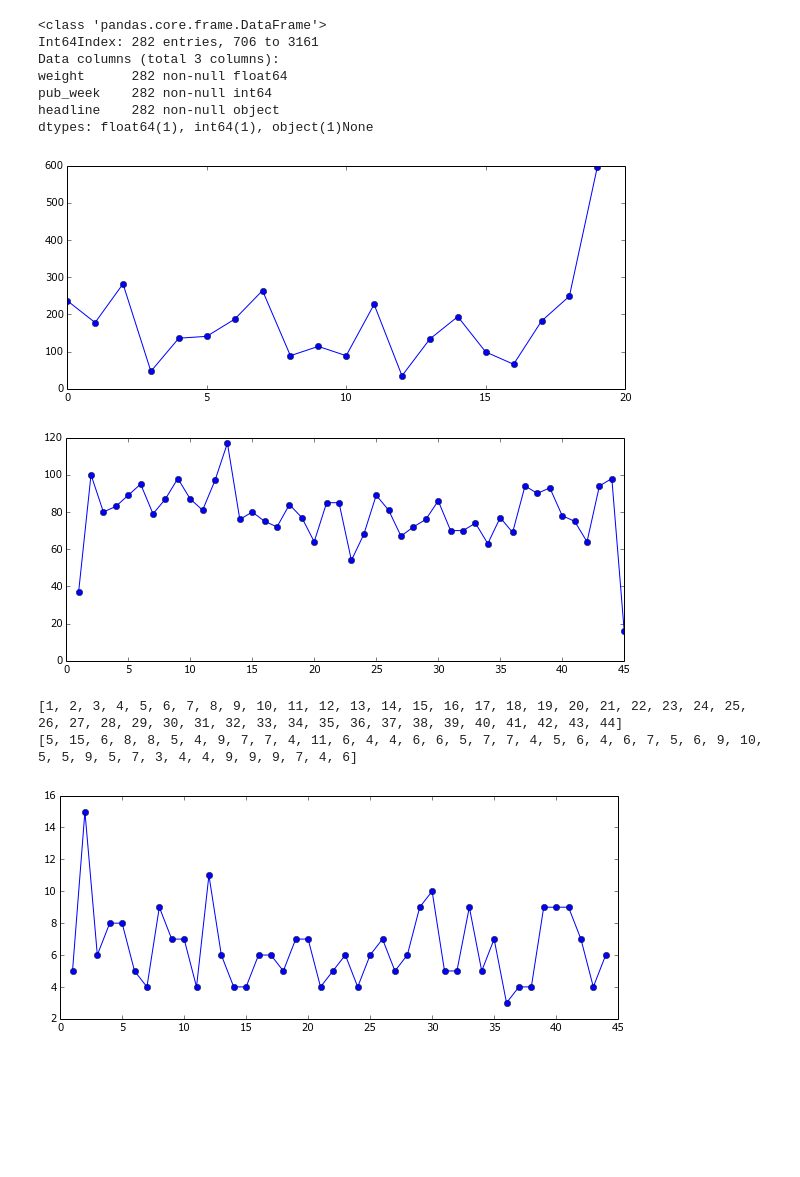
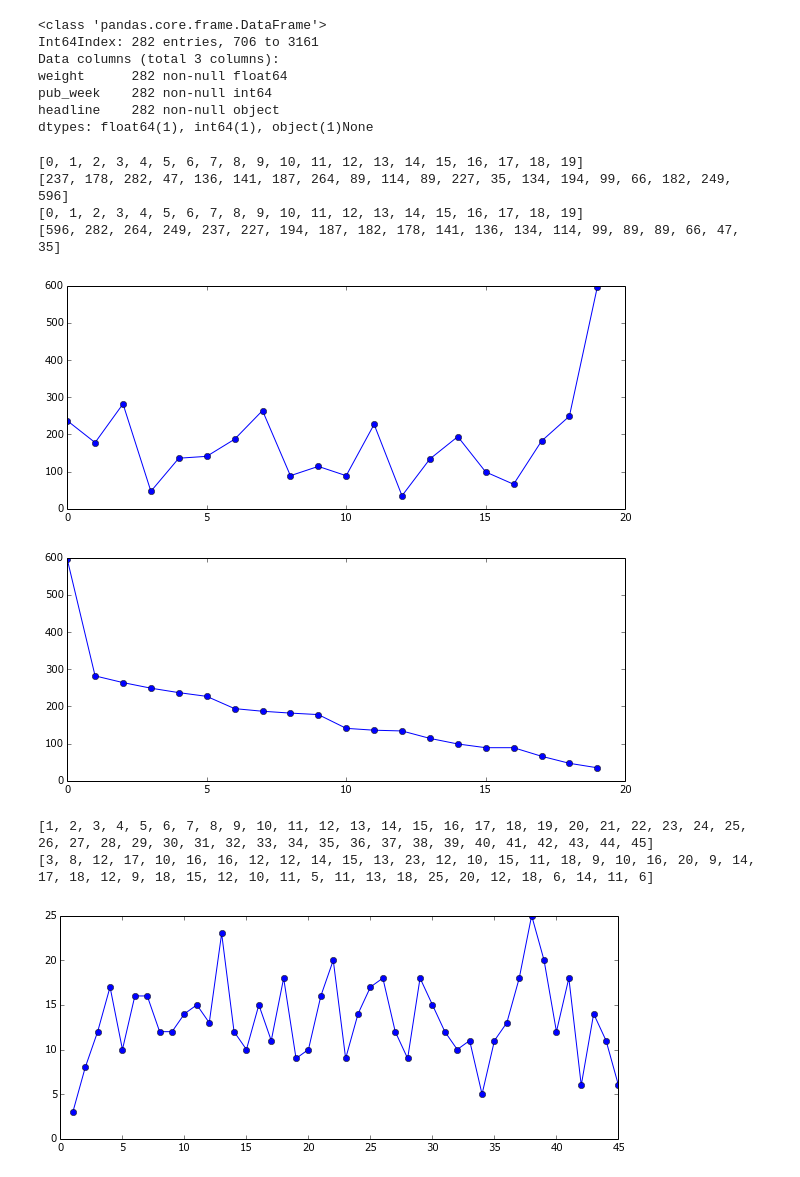
Before and after one commit to iyounus/TechNewsTrends, a Jupyter notebook: Analysis.ipynb, the cells around one changed output. Drawn from its saved outputs; the diff is of its cells as text; code cells hidden in the pictures; blank space fills up the shorter version.

```diff
--- a/Analysis.ipynb
+++ b/Analysis.ipynb
@@ -61,5 +61,15 @@ A = vectors.dot(W.T)
 df['topic'] = list(np.argmax(A, axis=1))
 df['weight'] = list(np.max(A, axis=1))
 
-df[['topic','weight','pub_date','pub_week','pub_week_date','headline']].head()
+# now sort topics w.r.t number of articles per topic
+# this is just renaming the topic
+dg = df[['topic','headline']].groupby('topic')
+x = sorted(dg.groups.keys())
+y = [len(dg.groups[i]) for i in x]
+m = list(np.argsort(y)[::-1])
+d = { j : x[i] for i, j in enumerate(m)}
+
+df['topic_sorted'] = df['topic'].map(lambda x : d[x])
+
+df[['topic','topic_sorted','weight','pub_date','pub_week','pub_week_date','headline']].head()
 # %% [output]
@@ -114,32 +124,40 @@ dtypes: float64(1), int64(1), object(1)None
 # %%
 def PlotNarticles(col):
     dg = df[[col,'headline']].groupby(col)
+    #x = sorted(dg.groups.keys())
     x = sorted(dg.groups.keys())
     y = [len(dg.groups[i]) for i in x]
 
+    print x
+    print y
     plt.figure(figsize=(10,4))
     plt.plot(x,y,'o-');
 
 PlotNarticles('topic')
-PlotNarticles('pub_week')
+PlotNarticles('topic_sorted')
+#PlotNarticles('pub_week')
 # %% [output]
+[0, 1, 2, 3, 4, 5, 6, 7, 8, 9, 10, 11, 12, 13, 14, 15, 16, 17, 18, 19]
+[237, 178, 282, 47, 136, 141, 187, 264, 89, 114, 89, 227, 35, 134, 194, 99, 66, 182, 249, 596]
+[0, 1, 2, 3, 4, 5, 6, 7, 8, 9, 10, 11, 12, 13, 14, 15, 16, 17, 18, 19]
+[596, 282, 264, 249, 237, 227, 194, 187, 182, 178, 141, 136, 134, 114, 99, 89, 89, 66, 47, 35]
 [figure]
-[figure, old version]
+[figure, new version]
 # %%
-topic = 2
-dftopic = df[['pub_week','headline']][df['topic']==topic]
+topic = 0
+dftopic = df[['pub_week','headline']][df['topic_sorted']==topic]
 dg = dftopic.groupby('pub_week')
 x = sorted(dg.groups.keys())
 y = [len(dg.groups[i]) for i in x]
 print x
 print y
 #dg.groups
 plt.figure(figsize=(10,4))
 plt.plot(x,y,'o-');
 # %% [output]
-[1, 2, 3, 4, 5, 6, 7, 8, 9, 10, 11, 12, 13, 14, 15, 16, 17, 18, 19, 20, 21, 22, 23, 24, 25, 26, 27, 28, 29, 30, 31, 32, 33, 34, 35, 36, 37, 38, 39, 40, 41, 42, 43, 44]
-[5, 15, 6, 8, 8, 5, 4, 9, 7, 7, 4, 11, 6, 4, 4, 6, 6, 5, 7, 7, 4, 5, 6, 4, 6, 7, 5, 6, 9, 10, 5, 5, 9, 5, 7, 3, 4, 4, 9, 9, 9, 7, 4, 6]
+[1, 2, 3, 4, 5, 6, 7, 8, 9, 10, 11, 12, 13, 14, 15, 16, 17, 18, 19, 20, 21, 22, 23, 24, 25, 26, 27, 28, 29, 30, 31, 32, 33, 34, 35, 36, 37, 38, 39, 40, 41, 42, 43, 44, 45]
+[3, 8, 12, 17, 10, 16, 16, 12, 12, 14, 15, 13, 23, 12, 10, 15, 11, 18, 9, 10, 16, 20, 9, 14, 17, 18, 12, 9, 18, 15, 12, 10, 11, 5, 11, 13, 18, 25, 20, 12, 18, 6, 14, 11, 6]
-[figure, old version]
+[figure, new version]
 # %%
 #word cloud
 
```
Also changed, not shown: parts of 5 cells of this notebook, 36 other files.
